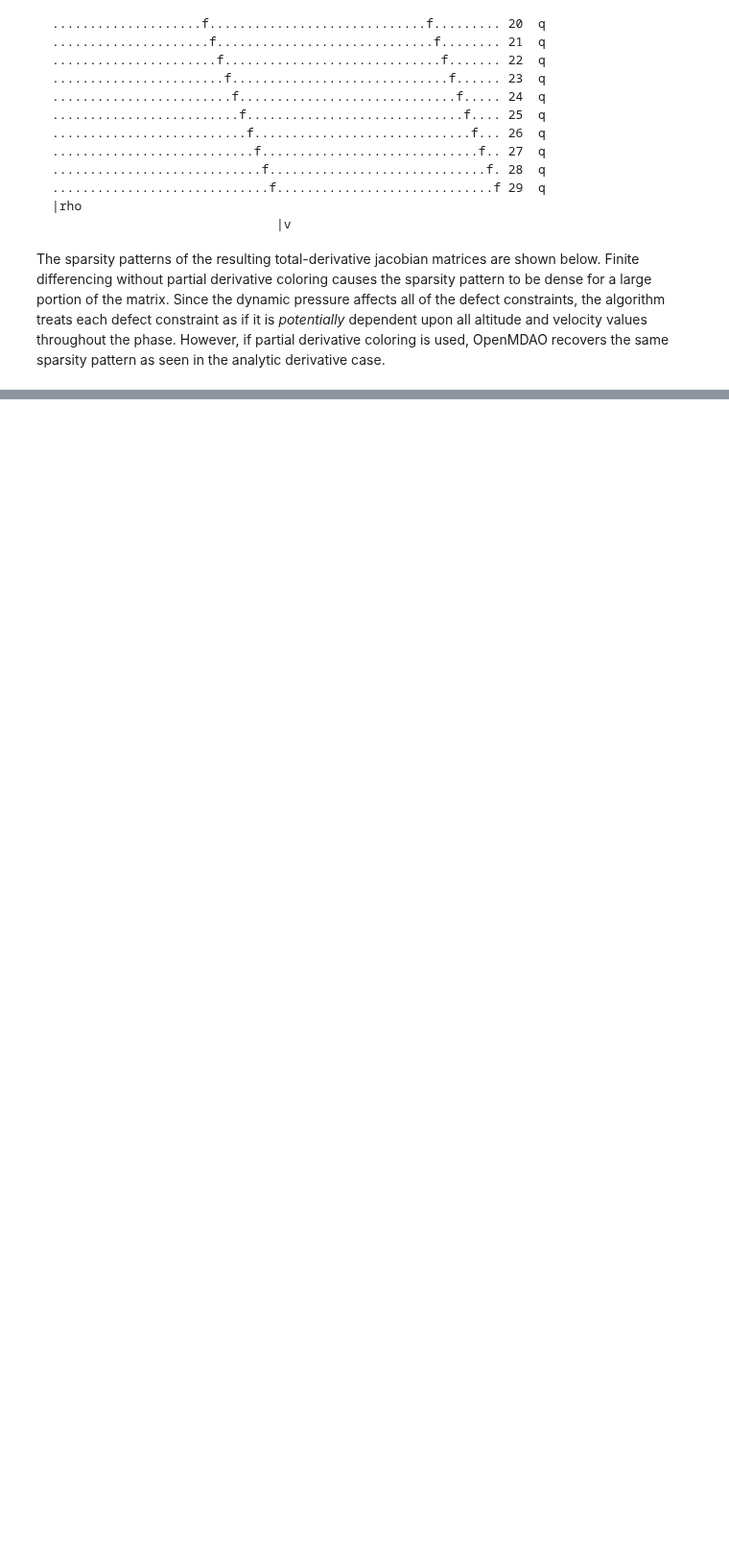
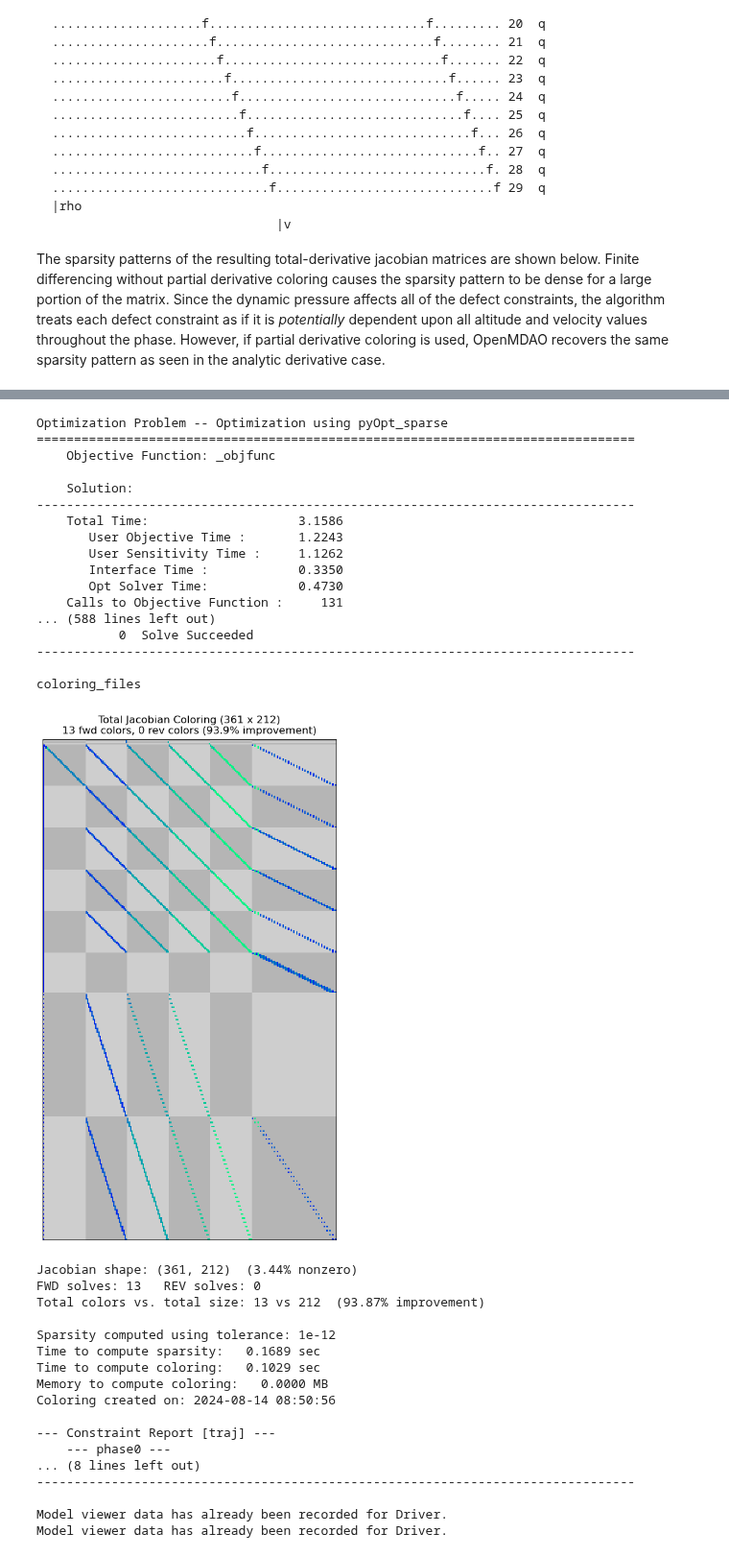
Before and after one commit to OpenMDAO/dymos, a Jupyter notebook: docs/dymos_book/faq/use_partial_coloring.ipynb, the cells around one changed output, grey strips where cells are left out. Shown at 96% size. Saved outputs shown, nothing was run; the diff lists cells and outputs as text; code cells hidden in the pictures; blank space fills up the shorter version.

```diff
--- a/docs/dymos_book/faq/use_partial_coloring.ipynb
+++ b/docs/dymos_book/faq/use_partial_coloring.ipynb
@@ -287,10 +323,11 @@ for fd in (False, True):
         #
         stfd = '_fd' if fd else ''
         stpc = '_pc' if pc else ''
-        coloring_dir = f'coloring_files{stfd}{stpc}'
-        if fd or pc:
-            if os.path.exists(coloring_dir):
-                shutil.rmtree(coloring_dir)
-            shutil.move('coloring_files', coloring_dir)
+        saved_coloring_dir = f'coloring_files{stfd}{stpc}'
+        print(saved_coloring_dir)
+        if os.path.exists(saved_coloring_dir):
+            shutil.rmtree(saved_coloring_dir)
+        shutil.move(p.get_coloring_dir(mode='output'), saved_coloring_dir)
 
-        _view_coloring(os.path.join(coloring_dir, 'total_coloring.pkl'));
+        _view_coloring(os.path.join(saved_coloring_dir, 'total_coloring.pkl'));
+# %% [output]
@@ -296,0 +365,35 @@ for fd in (False, True):
+Optimization Problem -- Optimization using pyOpt_sparse
+================================================================================
+    Objective Function: _objfunc
+
+    Solution:
+--------------------------------------------------------------------------------
+    Total Time:                    3.1586
+       User Objective Time :       1.2243
+       User Sensitivity Time :     1.1262
+       Interface Time :            0.3350
+       Opt Solver Time:            0.4730
+    Calls to Objective Function :     131
+... (588 lines left out)
+           0  Solve Succeeded
+--------------------------------------------------------------------------------
+
+coloring_files
+[figure, added]
+Jacobian shape: (361, 212)  (3.44% nonzero)
+FWD solves: 13   REV solves: 0
+Total colors vs. total size: 13 vs 212  (93.87% improvement)
+
+Sparsity computed using tolerance: 1e-12
+Time to compute sparsity:   0.1689 sec
+Time to compute coloring:   0.1029 sec
+Memory to compute coloring:   0.0000 MB
+Coloring created on: 2024-08-14 08:50:56
+
+--- Constraint Report [traj] ---
+    --- phase0 ---
+... (8 lines left out)
+--------------------------------------------------------------------------------
+
+Model viewer data has already been recorded for Driver.
+Model viewer data has already been recorded for Driver.
```
Also changed, not shown: parts of 3 cells of this notebook, 10 other files.
